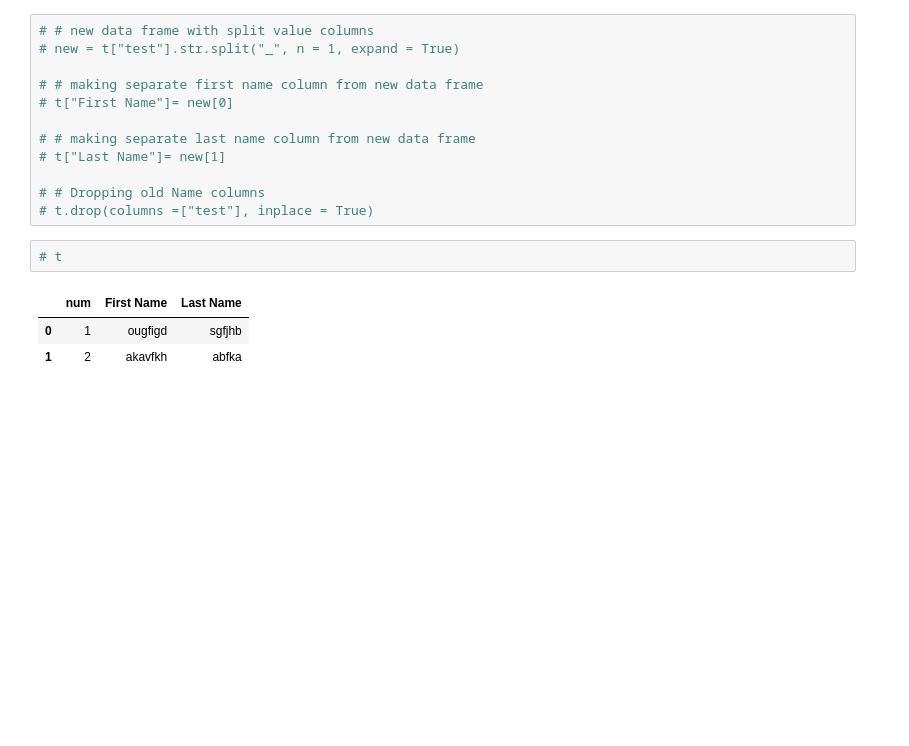
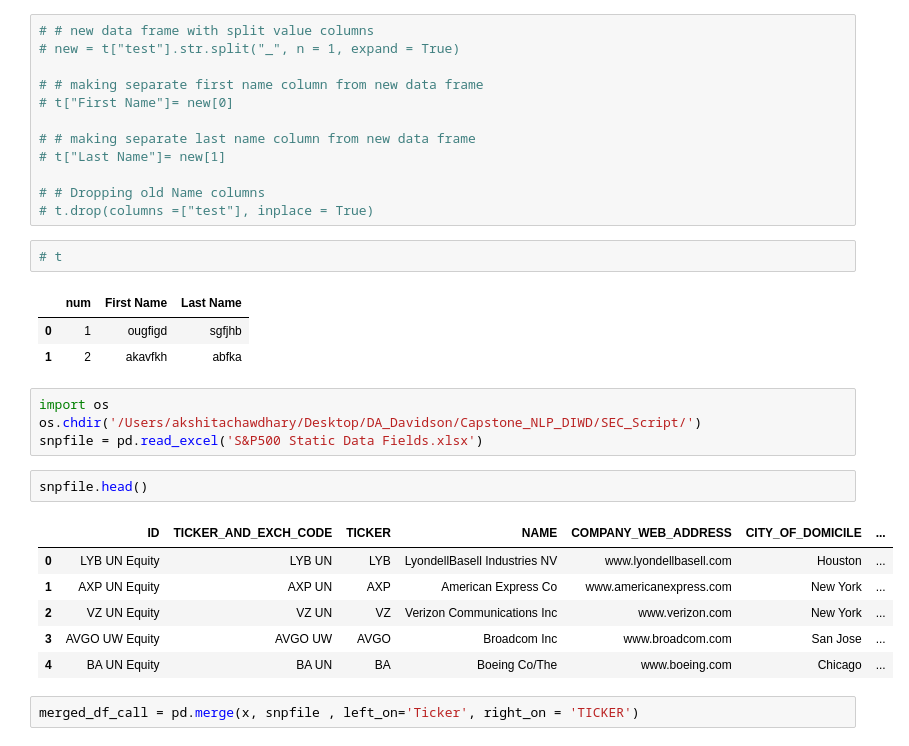
Before and after one commit to coolkingsingh97/Infowarriors-Davidson, a Jupyter notebook: CallTranscripts_Scripts/2_CreateSentimentDataFrame_CallTranscripts.ipynb, the cells around one changed output. Saved outputs shown, nothing was run; the diff lists cells and outputs as text; blank space fills up the shorter version.

```diff
--- a/CallTranscripts_Scripts/2_CreateSentimentDataFrame_CallTranscripts.ipynb
+++ b/CallTranscripts_Scripts/2_CreateSentimentDataFrame_CallTranscripts.ipynb
@@ -144,3 +144,18 @@ x.to_excel('SentimentDataframe_nes.xlsx')
 |  | num | First Name | Last Name |
 | 0 | 1 | ougfigd | sgfjhb |
 | 1 | 2 | akavfkh | abfka |
+# %%
+import os
+os.chdir('/Users/akshitachawdhary/Desktop/DA_Davidson/Capstone_NLP_DIWD/SEC_Script/')
+snpfile = pd.read_excel('S&P500 Static Data Fields.xlsx')
+# %%
+snpfile.head()
+# %% [output]
+|  | ID | TICKER_AND_EXCH_CODE | TICKER | NAME | COMPANY_WEB_ADDRESS | CITY_OF_DOMICILE | ... |
+| 0 | LYB UN Equity | LYB UN | LYB | LyondellBasell Industries NV | www.lyondellbasell.com | Houston | ... |
+| 1 | AXP UN Equity | AXP UN | AXP | American Express Co | www.americanexpress.com | New York | ... |
+| 2 | VZ UN Equity | VZ UN | VZ | Verizon Communications Inc | www.verizon.com | New York | ... |
+| 3 | AVGO UW Equity | AVGO UW | AVGO | Broadcom Inc | www.broadcom.com | San Jose | ... |
+| 4 | BA UN Equity | BA UN | BA | Boeing Co/The | www.boeing.com | Chicago | ... |
+# %%
+merged_df_call = pd.merge(x, snpfile , left_on='Ticker', right_on = 'TICKER')
```
Also changed, not shown: parts of 5 cells of this notebook, 5 other files.
